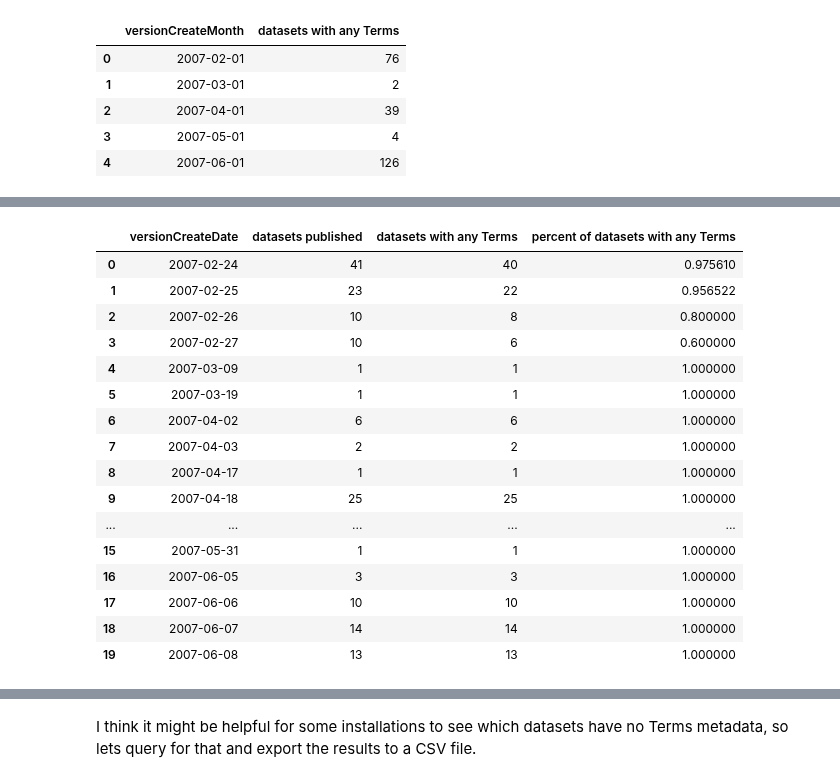
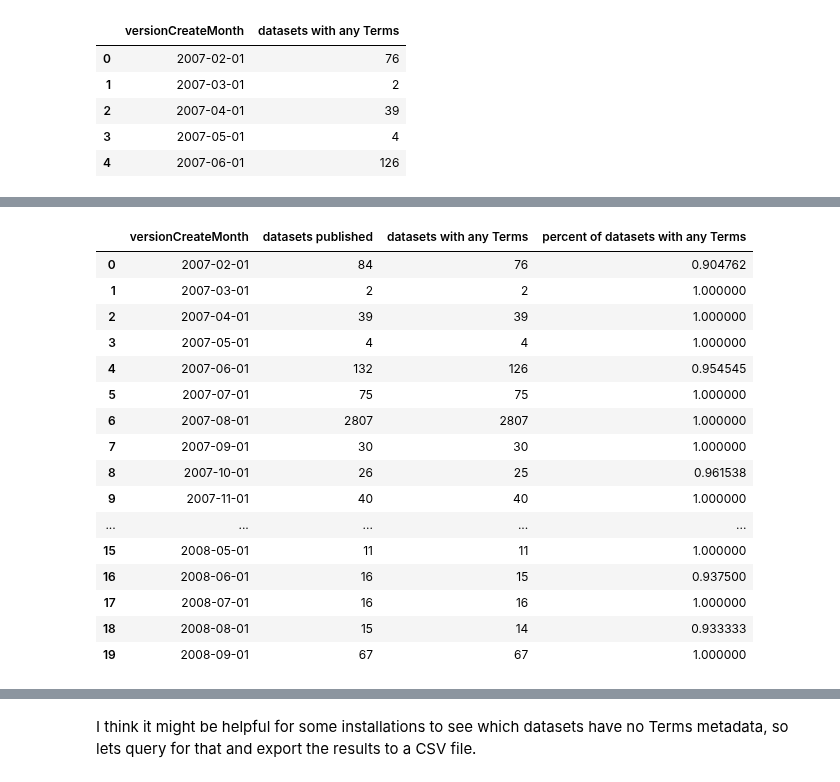
Before and after one commit to jggautier/ux-research-data-analysis, a Jupyter notebook: notebooks/Terms_metadata_in_Dataverse_repositories/Datasets with license plus terms of use metadata/Datasets with license plus terms of use metadata.ipynb, the cells around one changed output, grey strips where cells are left out. Cells and saved outputs as stored; diff of their text form; code cells hidden in the pictures.

```diff
--- a/notebooks/Terms_metadata_in_Dataverse_repositories/Datasets with license plus terms of use metadata/Datasets with license plus terms of use metadata.ipynb
+++ b/notebooks/Terms_metadata_in_Dataverse_repositories/Datasets with license plus terms of use metadata/Datasets with license plus terms of use metadata.ipynb
@@ -247,22 +238,22 @@ test.head()
 # %%
 # Combine the two datasets
 dataframes = [
-    dailyTotalDatasetCount,
-    dailyCountDatasetsWithAnyTerms,
+    monthlyTotalDatasetCount,
+    monthlyCountDatasetsWithAnyTerms,
     ]
 
 for dataframe in dataframes:
-    dataframe.set_index(['versionCreateDate'], inplace=True)
+    dataframe.set_index(['versionCreateMonth'], inplace=True)
 
 # dailyTotalDatasetsVersusDatasetsWithTerms = reduce(lambda left,right: pd.merge(left, right, on=['versionCreateDate'], how='outer'), dataframes)
 
-dailyTotalDatasetsVersusDatasetsWithTerms = reduce(lambda left, right: left.join(right, how='outer'), dataframes)
+monthlyTotalDatasetsVersusDatasetsWithTerms = reduce(lambda left, right: left.join(right, how='outer'), dataframes)
 
 # Format allCountsByInstallation dataframe to replace NA values with 0, cast values as integers and sort by greatest number of datasets with a license plus ToU
-dailyTotalDatasetsVersusDatasetsWithTerms = (dailyTotalDatasetsVersusDatasetsWithTerms
+monthlyTotalDatasetsVersusDatasetsWithTerms = (monthlyTotalDatasetsVersusDatasetsWithTerms
     .fillna(0)
     .astype('int32')
     )
-dailyTotalDatasetsVersusDatasetsWithTerms.head(20)
+monthlyTotalDatasetsVersusDatasetsWithTerms.head(20)
 # %% [output]
 |  | datasets published | datasets with any Terms |
@@ -286,25 +277,23 @@ dailyTotalDatasetsVersusDatasetsWithTerms.head(20)
 # %%
 # Add column showing percentage of datasets with any Terms
-dailyTotalDatasetsVersusDatasetsWithTerms['percent of datasets with any Terms'] = dailyTotalDatasetsVersusDatasetsWithTerms['datasets with any Terms'] / dailyTotalDatasetsVersusDatasetsWithTerms['datasets published']
+monthlyTotalDatasetsVersusDatasetsWithTerms['percent of datasets with any Terms'] = monthlyTotalDatasetsVersusDatasetsWithTerms['datasets with any Terms'] / monthlyTotalDatasetsVersusDatasetsWithTerms['datasets published']
 
-dailyTotalDatasetsVersusDatasetsWithTerms.reset_index(drop=False, inplace=True)
-
-dailyTotalDatasetsVersusDatasetsWithTerms.head(20)
+monthlyTotalDatasetsVersusDatasetsWithTerms.reset_index(drop=False, inplace=True)
 # %% [output]
-|  | versionCreateDate | datasets published | datasets with any Terms | percent of datasets with any Terms |
-| 0 | 2007-02-24 | 41 | 40 | 0.975610 |
-| 1 | 2007-02-25 | 23 | 22 | 0.956522 |
-| 2 | 2007-02-26 | 10 | 8 | 0.800000 |
-| 3 | 2007-02-27 | 10 | 6 | 0.600000 |
-| 4 | 2007-03-09 | 1 | 1 | 1.000000 |
-| 5 | 2007-03-19 | 1 | 1 | 1.000000 |
-| 6 | 2007-04-02 | 6 | 6 | 1.000000 |
-| 7 | 2007-04-03 | 2 | 2 | 1.000000 |
-| 8 | 2007-04-17 | 1 | 1 | 1.000000 |
-| 9 | 2007-04-18 | 25 | 25 | 1.000000 |
+|  | versionCreateMonth | datasets published | datasets with any Terms | percent of datasets with any Terms |
+| 0 | 2007-02-01 | 84 | 76 | 0.904762 |
+| 1 | 2007-03-01 | 2 | 2 | 1.000000 |
+| 2 | 2007-04-01 | 39 | 39 | 1.000000 |
+| 3 | 2007-05-01 | 4 | 4 | 1.000000 |
+| 4 | 2007-06-01 | 132 | 126 | 0.954545 |
+| 5 | 2007-07-01 | 75 | 75 | 1.000000 |
+| 6 | 2007-08-01 | 2807 | 2807 | 1.000000 |
+| 7 | 2007-09-01 | 30 | 30 | 1.000000 |
+| 8 | 2007-10-01 | 26 | 25 | 0.961538 |
+| 9 | 2007-11-01 | 40 | 40 | 1.000000 |
 | ... | ... | ... | ... | ... |
-| 15 | 2007-05-31 | 1 | 1 | 1.000000 |
-| 16 | 2007-06-05 | 3 | 3 | 1.000000 |
-| 17 | 2007-06-06 | 10 | 10 | 1.000000 |
-| 18 | 2007-06-07 | 14 | 14 | 1.000000 |
-| 19 | 2007-06-08 | 13 | 13 | 1.000000 |
+| 15 | 2008-05-01 | 11 | 11 | 1.000000 |
+| 16 | 2008-06-01 | 16 | 15 | 0.937500 |
+| 17 | 2008-07-01 | 16 | 16 | 1.000000 |
+| 18 | 2008-08-01 | 15 | 14 | 0.933333 |
+| 19 | 2008-09-01 | 67 | 67 | 1.000000 |
```
Also changed, not shown: parts of 5 cells of this notebook.
